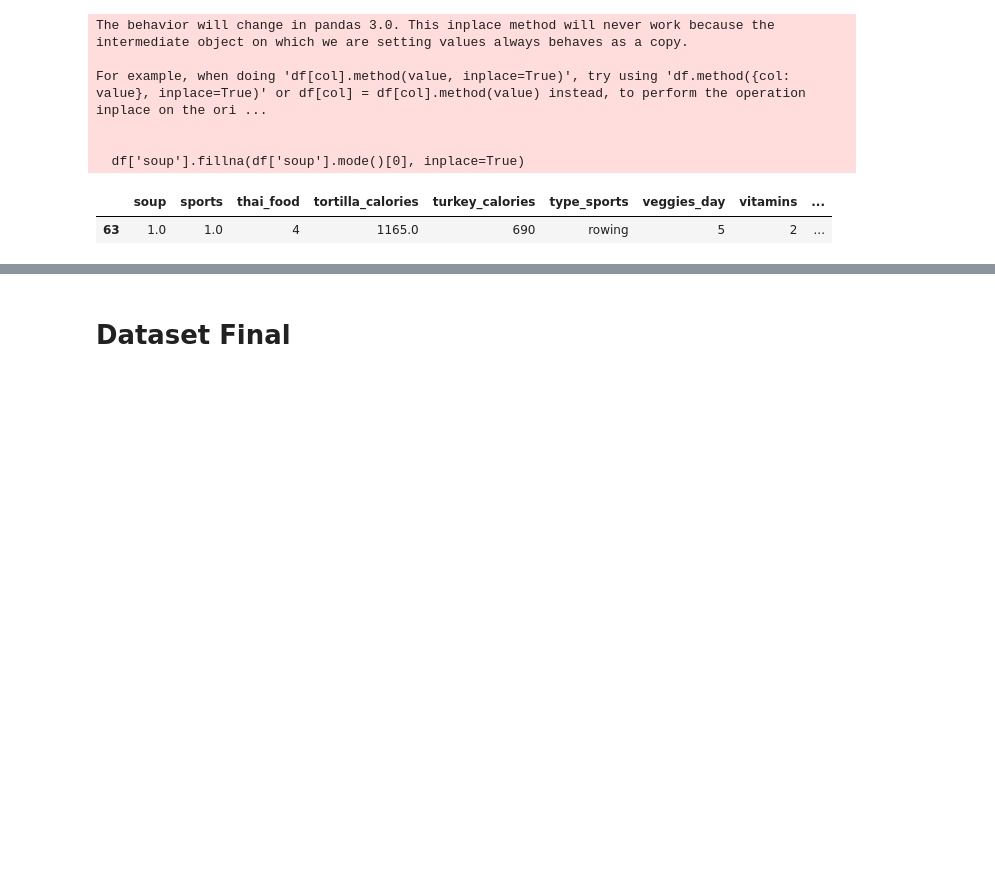
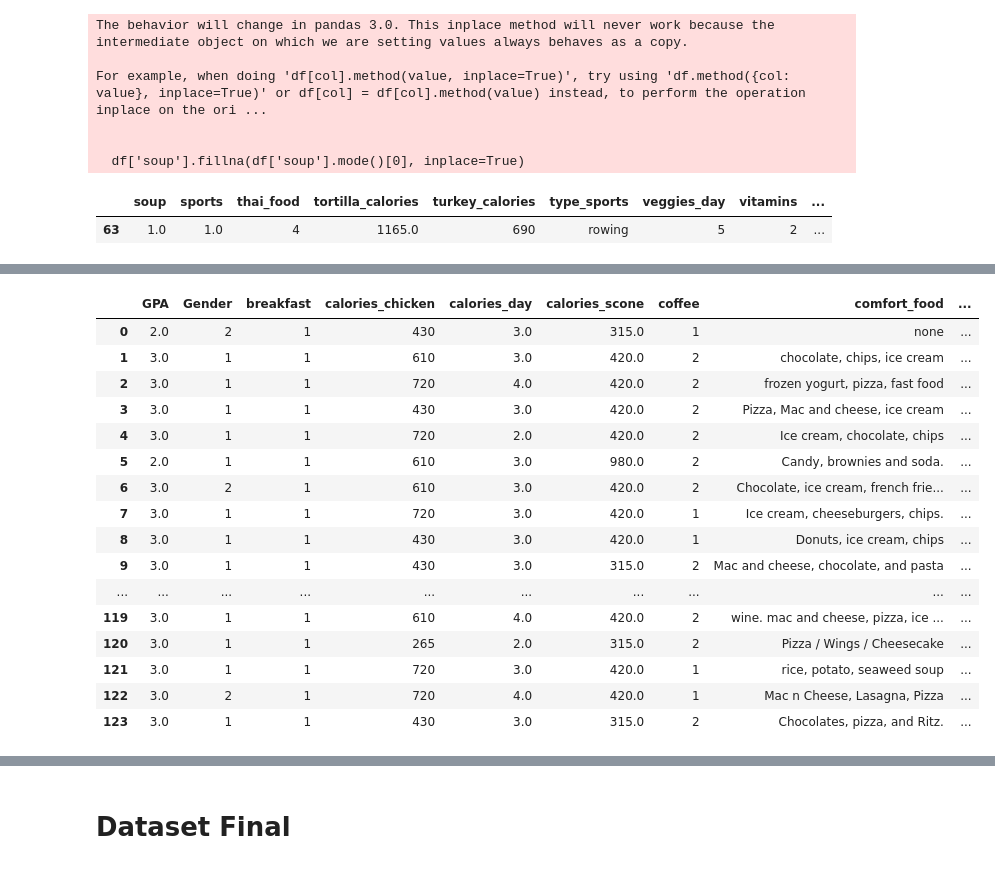
Before and after one commit to ElyssonAlvs/Mineracao_de_Dados, a Jupyter notebook: Praticas/01_E0_Exercicio_Limpeza_de_Dados.ipynb, the cells around one changed output, grey strips where cells are left out. Drawn from its saved outputs; the diff is of its cells as text; code cells hidden in the pictures; blank space fills up the shorter version.

```diff
--- a/Praticas/01_E0_Exercicio_Limpeza_de_Dados.ipynb
+++ b/Praticas/01_E0_Exercicio_Limpeza_de_Dados.ipynb
@@ -295,0 +829,5 @@ For example, when doing 'df[col].method(value, inplace=True)', try using 'df.met
+# %%
+display(df.loc[[74],'mother_profession':])
+display(df.loc[[111],'mother_profession':])
+df['mother_profession'].fillna('none', inplace=True)
+display(df.loc[[111],'mother_profession':])
@@ -295,0 +847,5 @@ For example, when doing 'df[col].method(value, inplace=True)', try using 'df.met
+# %%
+display(df.loc[[74],'type_sports':])
+display(df.loc[[111],'type_sports':])
+df['type_sports'].fillna('none', inplace=True)
+display(df.loc[[111],'type_sports':])
@@ -295,0 +867,5 @@ For example, when doing 'df[col].method(value, inplace=True)', try using 'df.met
+# %%
+df_nan = df[df.isnull().any(axis=1)]
+pd.set_option('display.max_rows', None) #permite exibir todas as linhas
+pd.set_option('display.max_columns', None) #permite exibir todas as colunas
+df_nan
@@ -295,0 +875,3 @@ For example, when doing 'df[col].method(value, inplace=True)', try using 'df.met
+# %%
+mode_comfort_food_reasons = df.loc[df.index != 87, 'comfort_food_reasons'].mode()[0]
+df.loc[87, 'comfort_food_reasons'] = mode_comfort_food_reasons
@@ -295,0 +886,28 @@ For example, when doing 'df[col].method(value, inplace=True)', try using 'df.met
+# %%
+# Arredondar valores das colunas para 1 casa decimal
+df['cuisine'] = df['cuisine'].round(1)
+df['GPA'] = df['GPA'].round(1)
+df['calories_day'] = df['calories_day'].round(1)
+df['drink'] = df['drink'].round(1)
+df['comfort_food_reasons_coded'] = df['comfort_food_reasons_coded'].round(1)
+df['sports'] = df['sports'].round(1)
+df['cook'] = df['cook'].astype(int)
+display(df)
+# %% [output]
+|  | GPA | Gender | breakfast | calories_chicken | calories_day | calories_scone | coffee | comfort_food | ... |
+| 0 | 2.0 | 2 | 1 | 430 | 3.0 | 315.0 | 1 | none | ... |
+| 1 | 3.0 | 1 | 1 | 610 | 3.0 | 420.0 | 2 | chocolate, chips, ice cream | ... |
+| 2 | 3.0 | 1 | 1 | 720 | 4.0 | 420.0 | 2 | frozen yogurt, pizza, fast food | ... |
+| 3 | 3.0 | 1 | 1 | 430 | 3.0 | 420.0 | 2 | Pizza, Mac and cheese, ice cream | ... |
+| 4 | 3.0 | 1 | 1 | 720 | 2.0 | 420.0 | 2 | Ice cream, chocolate, chips | ... |
+| 5 | 2.0 | 1 | 1 | 610 | 3.0 | 980.0 | 2 | Candy, brownies and soda. | ... |
+| 6 | 3.0 | 2 | 1 | 610 | 3.0 | 420.0 | 2 | Chocolate, ice cream, french frie... | ... |
+| 7 | 3.0 | 1 | 1 | 720 | 3.0 | 420.0 | 1 | Ice cream, cheeseburgers, chips. | ... |
+| 8 | 3.0 | 1 | 1 | 430 | 3.0 | 420.0 | 1 | Donuts, ice cream, chips | ... |
+| 9 | 3.0 | 1 | 1 | 430 | 3.0 | 315.0 | 2 | Mac and cheese, chocolate, and pasta | ... |
+| ... | ... | ... | ... | ... | ... | ... | ... | ... | ... |
+| 119 | 3.0 | 1 | 1 | 610 | 4.0 | 420.0 | 2 | wine. mac and cheese, pizza, ice ... | ... |
+| 120 | 3.0 | 1 | 1 | 265 | 2.0 | 315.0 | 2 | Pizza / Wings / Cheesecake | ... |
+| 121 | 3.0 | 1 | 1 | 720 | 3.0 | 420.0 | 1 | rice, potato, seaweed soup | ... |
+| 122 | 3.0 | 2 | 1 | 720 | 4.0 | 420.0 | 1 | Mac n Cheese, Lasagna, Pizza | ... |
+| 123 | 3.0 | 1 | 1 | 430 | 3.0 | 315.0 | 2 | Chocolates, pizza, and Ritz. | ... |
```
Also changed, not shown: parts of 91 cells of this notebook.
